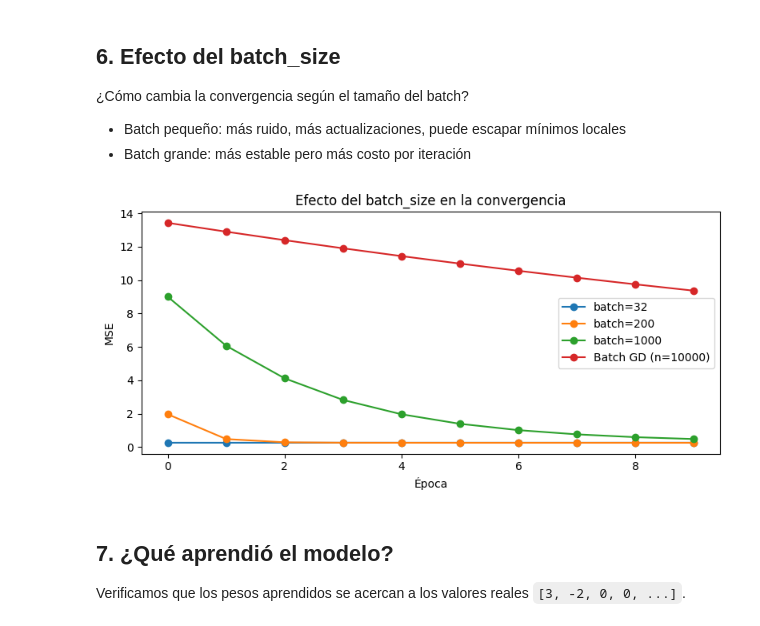
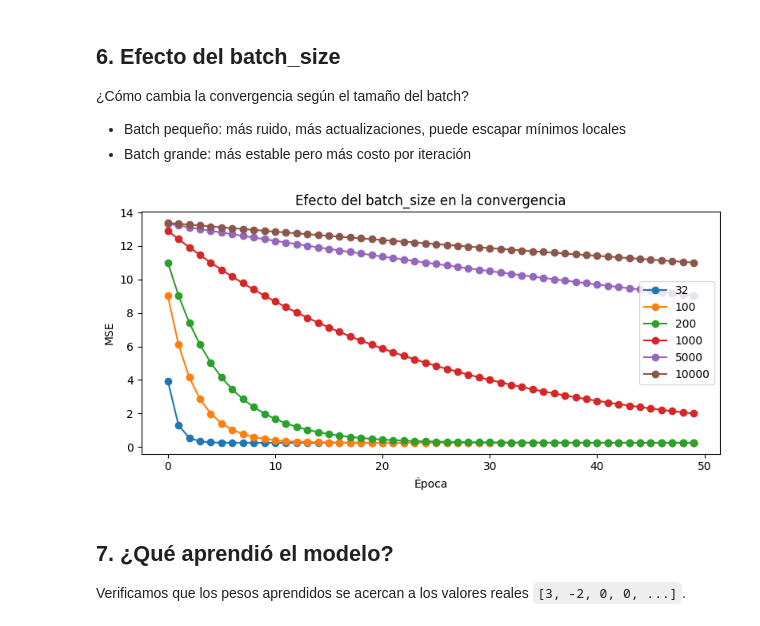
Before and after one commit to CatherineCabreraTT24/S15-M-todos_num-ricos, a Jupyter notebook: Webinar 1/Clase1_Analisis_Algoritmos_SGD_student_nb.ipynb, the cells around one changed output. Drawn from its saved outputs; the diff is of its cells as text; code cells hidden in the pictures.

```diff
--- a/Webinar 1/Clase1_Analisis_Algoritmos_SGD_student_nb.ipynb
+++ b/Webinar 1/Clase1_Analisis_Algoritmos_SGD_student_nb.ipynb
@@ -146,13 +170,45 @@ class StochasticGD:
+# %%
+class StochasticGD:
+    def __init__(self, step_size=0.01, epochs=10, batch_size=200):
+        self.step_size = step_size
+        self.epochs = epochs
+        self.batch_size = batch_size
+
+    def fit(self, X, y):
+        n, p = X.shape
+        self.w = np.zeros(p)
+        self.losses = []
+
+        for epoch in range(self.epochs):
+
+            idx = np.random.permutation(n)
+            X_shuf, y_shuf = X[idx], y[idx]
+
+            for i in range(0, n, self.batch_size):
+                X_b = X_shuf[i : i + self.batch_size]
+                y_b = y_shuf[i : i + self.batch_size]
+
+                pred = X_b @ self.w
+                error = pred - y_b
+                grad = (2 / len(X_b)) * X_b.T @ error    # solo batch_size filas
+                self.w -= self.step_size * grad
+
+            # Guardamos el error al final de cada época
+            epoch_pred = X @ self.w
+            self.losses.append(np.mean((epoch_pred - y)**2))
+
+    def predict(self, X):
+        return X @ self.w
 # %% [markdown]
 ## 5. Comparación empírica
 # %%
 # Entrenamos ambos y medimos tiempo
-batch_model = BatchGD(step_size=0.01, n_iter=10)
+batch_model = BatchGD(step_size=0.01, n_iter=100)
 t0 = time.time()
 batch_model.fit(X_b, y)
 t_batch = time.time() - t0
 
-sgd_model = StochasticGD(step_size=0.01, epochs=10, batch_size=200)
+sgd_model = StochasticGD(step_size=0.01, epochs=100, batch_size=200)
 t0 = time.time()
 sgd_model.fit(X_b, y)
 t_sgd = time.time() - t0
@@ -181,23 +237,25 @@ plt.show()
 - Batch pequeño: más ruido, más actualizaciones, puede escapar mínimos locales
 - Batch grande: más estable pero más costo por iteración
 # %%
-batch_sizes = [32, 200, 1000, len(X_b)]    # el último = Batch GD completo
+batch_sizes = [32, 100, 200, 1000, 5000, len(X_b)]
 results = {}
 
 for bs in batch_sizes:
-#Crea el modelo SGD con el batch_size actual, entrena y guarda las pérdidas en results[bs]
+    sgd_model = StochasticGD(step_size=0.001, epochs=50, batch_size=bs)
+    sgd_model.fit(X_b, y)
+    results[bs] = sgd_model.losses
 
 plt.figure(figsize=(8, 4))
 for label, losses in results.items():
     plt.plot(losses, 'o-', label=label)
 plt.xlabel('Época')
 plt.ylabel('MSE')
 plt.title('Efecto del batch_size en la convergencia')
 plt.legend()
 plt.tight_layout()
 plt.show()
 # %% [output]
-[figure, old version]
+[figure, new version]
 # %% [markdown]
 ## 7. ¿Qué aprendió el modelo?
 
```
Also changed, not shown: parts of 9 cells of this notebook, 3 other files.
